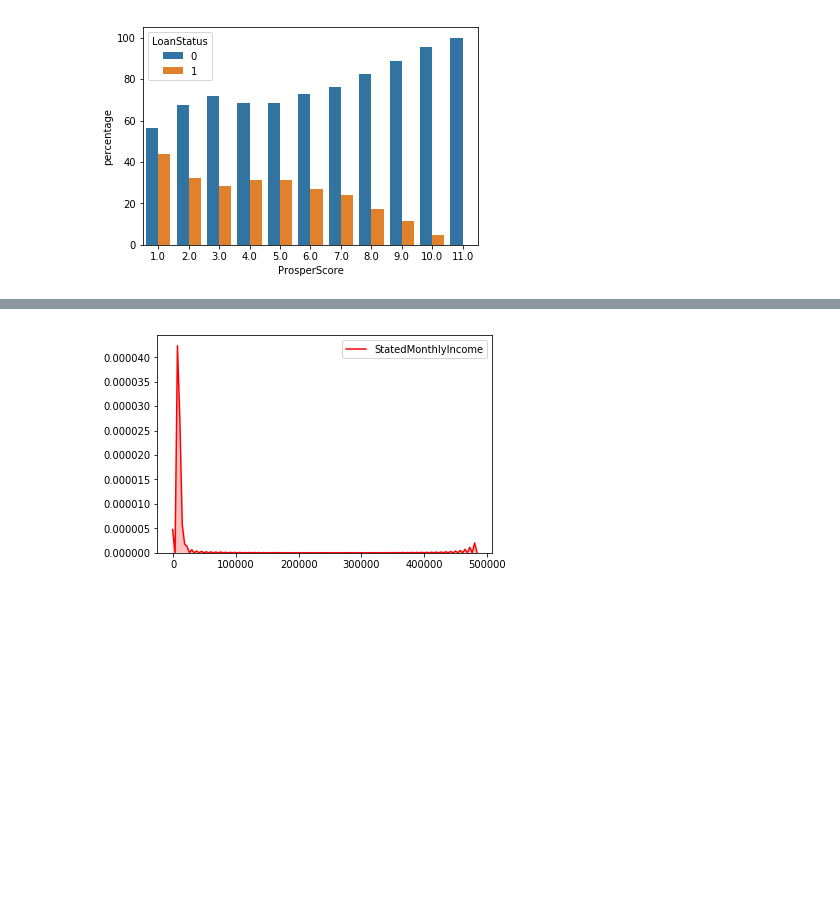
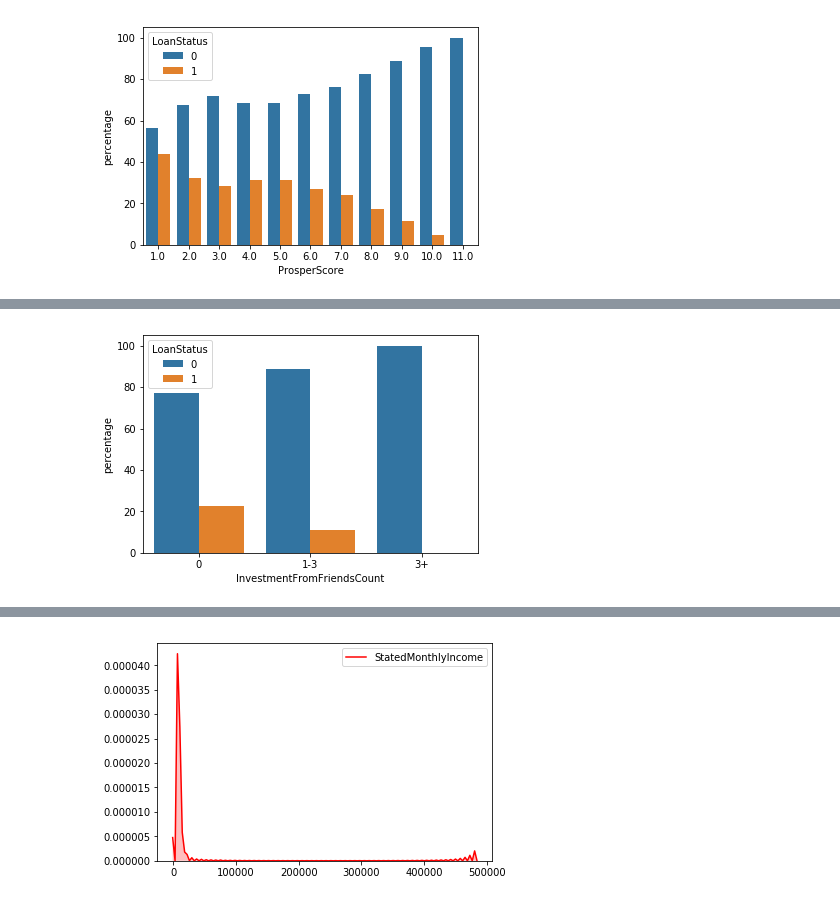
Before and after one commit to abhiksark/Udacity-DataAnalyst-Nanodegree, a Jupyter notebook: bank_loan/loan_dataset.ipynb, the cells around one changed output, grey strips where cells are left out. Saved outputs shown, nothing was run; the diff lists cells and outputs as text; code cells hidden in the pictures; blank space fills up the shorter version.

```diff
--- a/bank_loan/loan_dataset.ipynb
+++ b/bank_loan/loan_dataset.ipynb
@@ -267,0 +313,4 @@ value_counts_status(df_new,'ProsperScore');
+# %%
+value_counts_status(df_new,'InvestmentFromFriendsCount');
+# %% [output]
+[figure, added]
```
Also changed, not shown: parts of 24 cells of this notebook.
